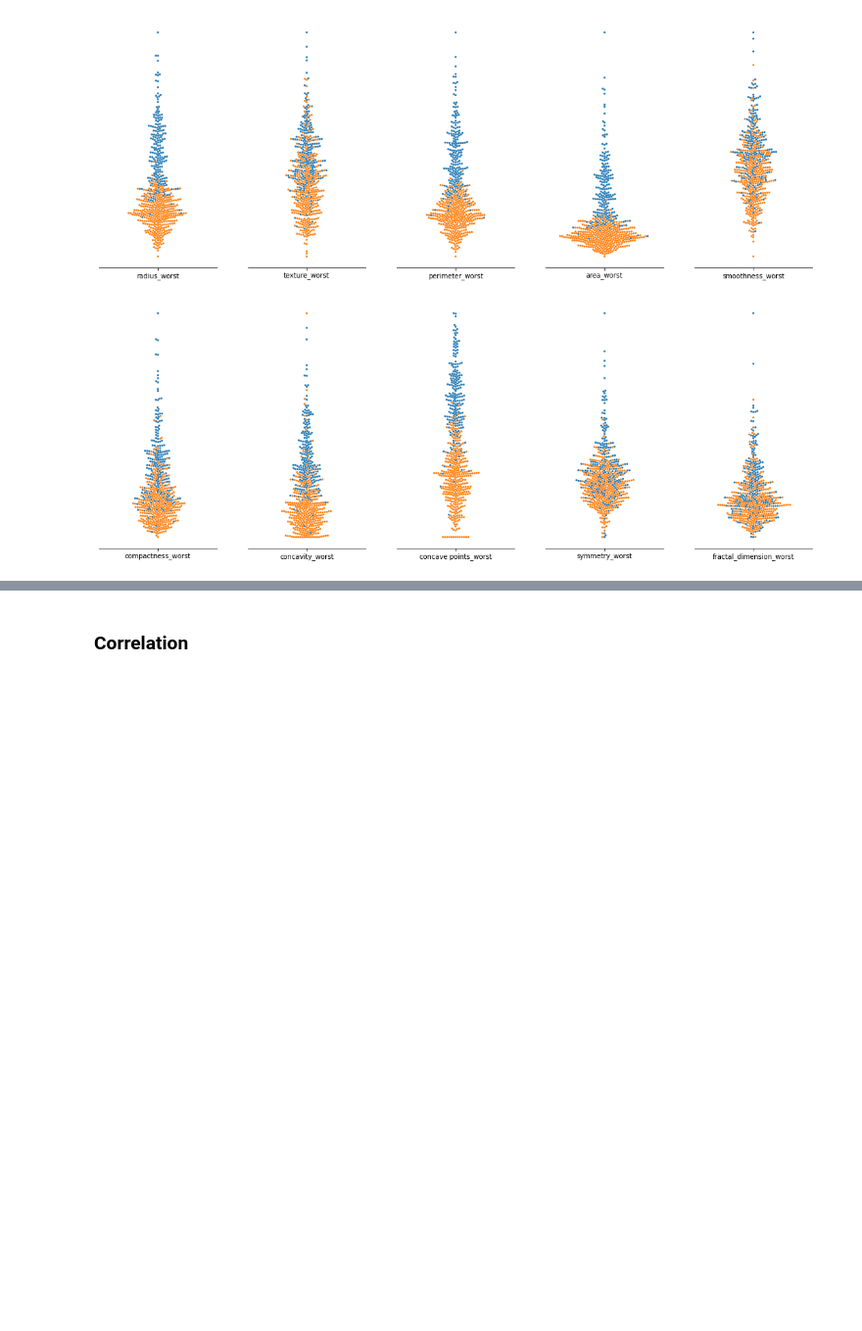
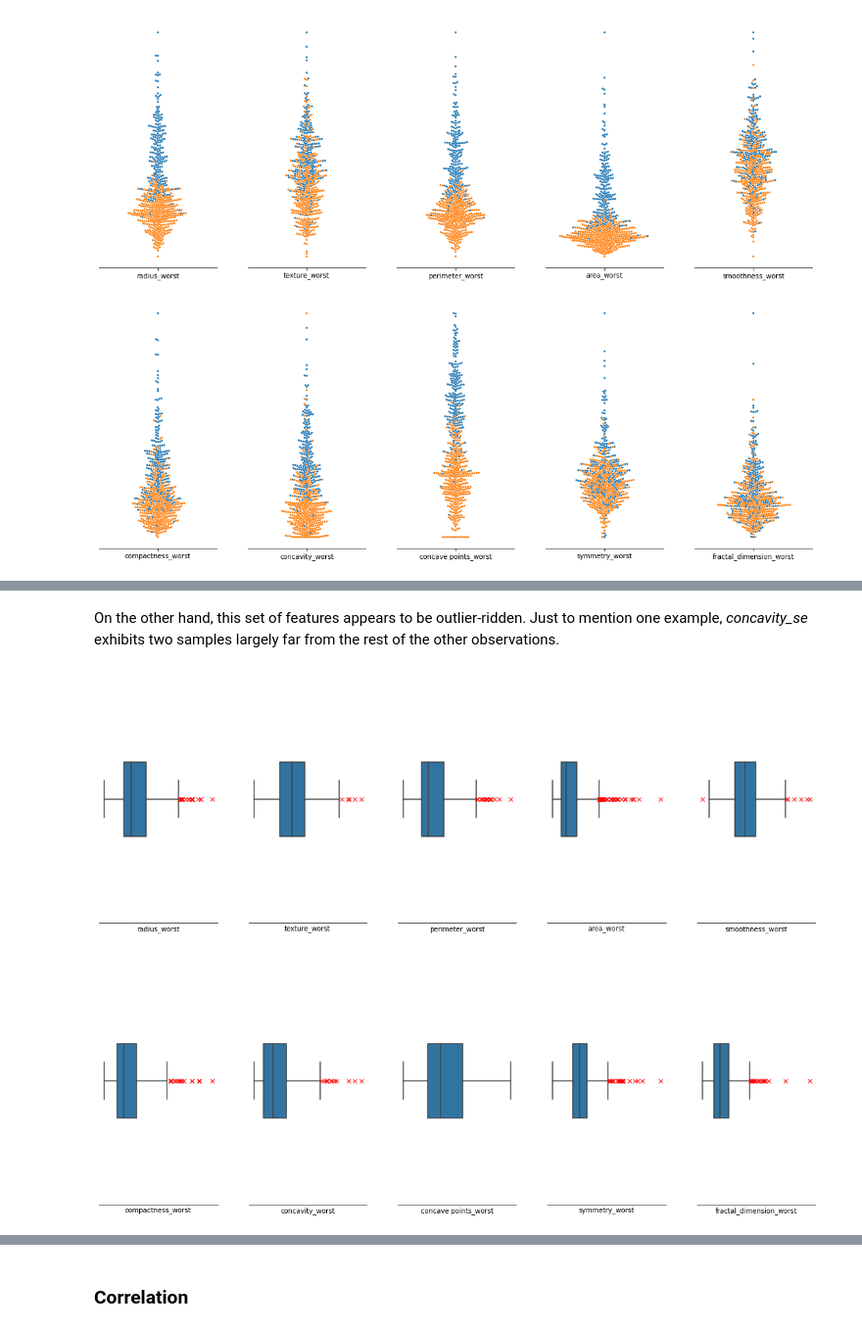
Before and after one commit to mattiatonelli/ds_portfolio, a Jupyter notebook: Breast Cancer/code/breast_cancer.ipynb, the cells around one changed output, grey strips where cells are left out. Shown at 98% size. Cells and saved outputs as stored; diff of their text form; code cells hidden in the pictures; blank space fills up the shorter version.

```diff
--- a/Breast Cancer/code/breast_cancer.ipynb
+++ b/Breast Cancer/code/breast_cancer.ipynb
@@ -338,0 +370,7 @@ subplot_generator(df=df_worst, y=y, plot='swarmplot')
+# %% [markdown]
+On the other hand, this set of features appears to be outlier-ridden. Just to mention one example, *concavity_se* exhibits two samples largely far from the rest of the other observations.
+# %%
+# plot the boxplot
+subplot_generator(df=df_worst, plot='boxplot')
+# %% [output]
+[figure, added]
```
Also changed, not shown: parts of 78 cells of this notebook.
